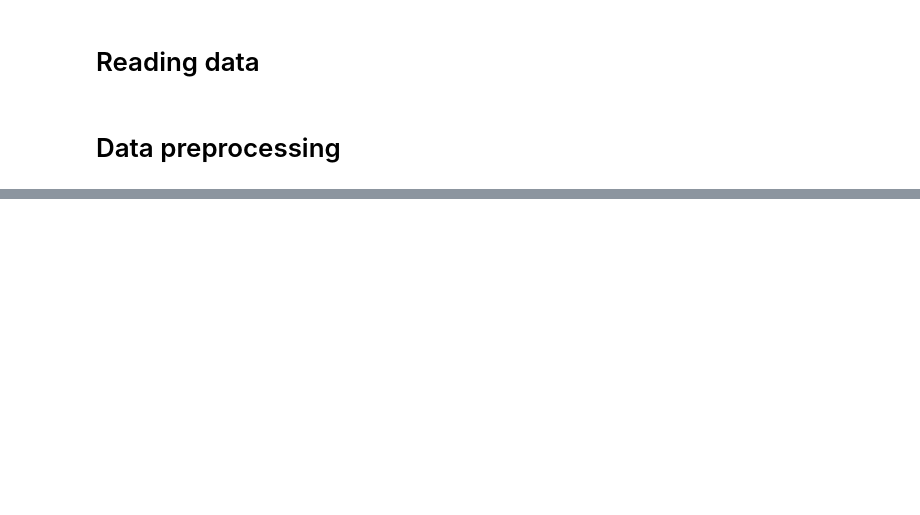
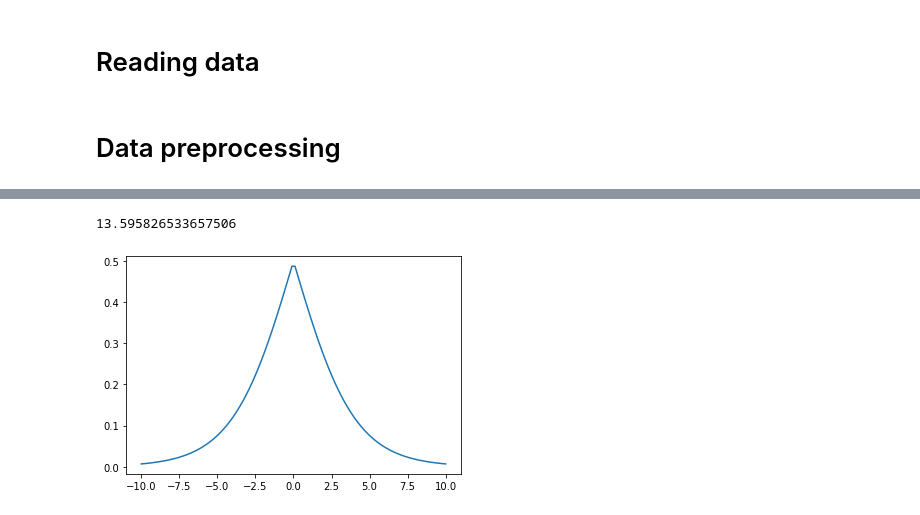
Before and after one commit to emerelte/kad, a Jupyter notebook: notebooks/evaluation.ipynb, the cells around one changed output, grey strips where cells are left out. Cells and saved outputs as stored; diff of their text form; code cells hidden in the pictures; blank space fills up the shorter version.

```diff
--- a/notebooks/evaluation.ipynb
+++ b/notebooks/evaluation.ipynb
@@ -88,0 +102,13 @@ temp_df.iloc[anom_idx]
+# %%
+coef = 0.5
+
+x = np.linspace(-10, 10, 100)
+y = 1 / (1 + np.exp(coef*x))
+y[:int(len(x)/2)] = 1 / (1 + np.exp(-coef*x[:int(len(x)/2)]))
+
+plt.plot(x, y)
+total_auc = np.sum(y)
+print("total_auc: ", total_auc)
+# %% [output]
+13.595826533657506
+[figure, added]
```
Also changed, not shown: parts of 8 cells of this notebook, 3 other files.
